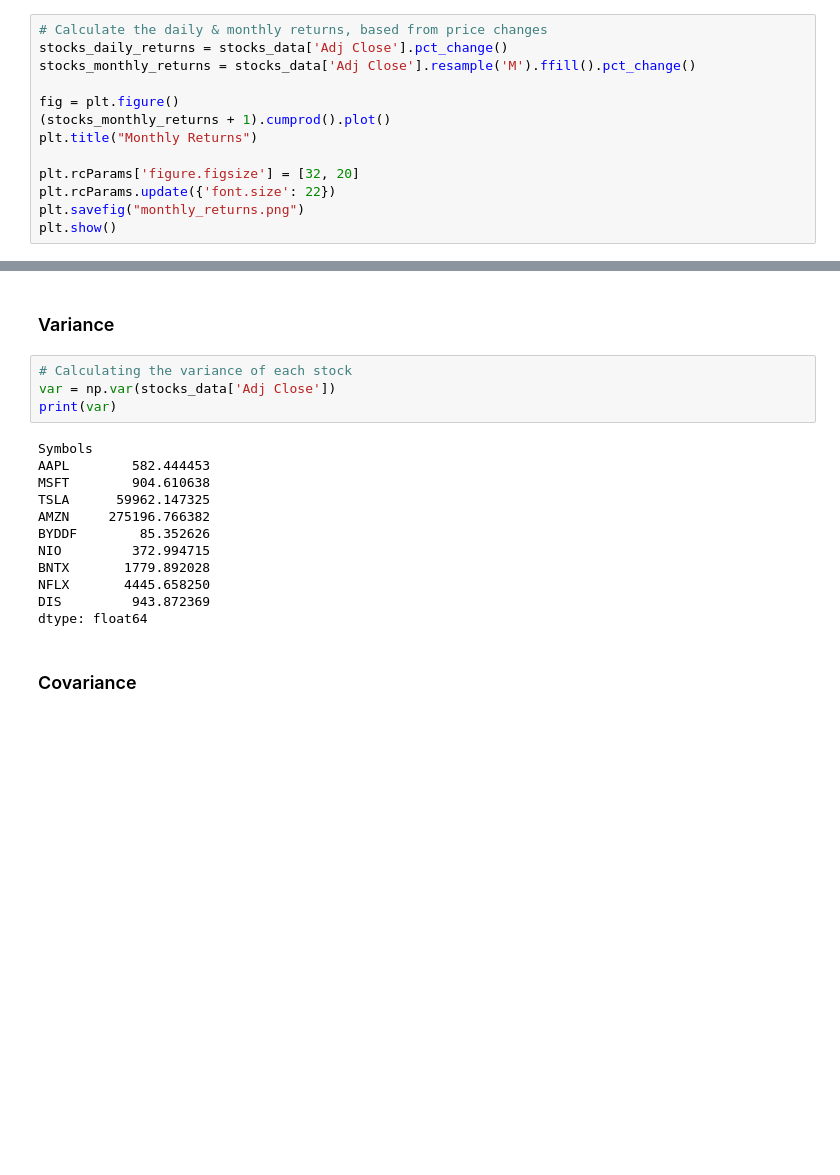
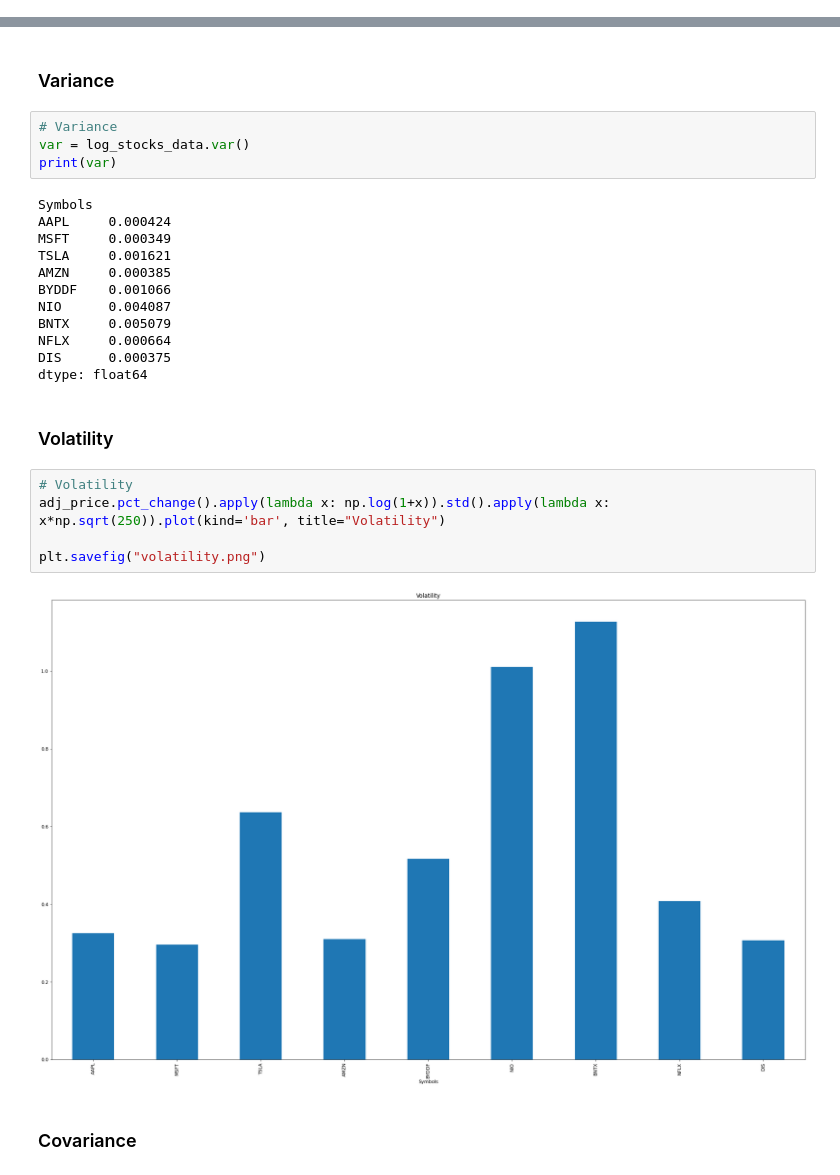
Before and after one commit to kirillwolkow/analyze_financial_data_capstone, a Jupyter notebook: analyze_financial_data_capstone.ipynb, the cells around one changed output, grey strips where cells are left out. Drawn from its saved outputs; the diff is of its cells as text; blank space fills up the shorter version.

```diff
--- a/analyze_financial_data_capstone.ipynb
+++ b/analyze_financial_data_capstone.ipynb
@@ -130,13 +127,0 @@ plt.show()
-# %%
-# Calculate the daily & monthly returns, based from price changes
-stocks_daily_returns = stocks_data['Adj Close'].pct_change()
-stocks_monthly_returns = stocks_data['Adj Close'].resample('M').ffill().pct_change()
-
-fig = plt.figure()
-(stocks_monthly_returns + 1).cumprod().plot()
-plt.title("Monthly Returns")
-
-plt.rcParams['figure.figsize'] = [32, 20]
-plt.rcParams.update({'font.size': 22})
-plt.savefig("monthly_returns.png")
-plt.show()
@@ -195,21 +156,30 @@ dtype: float64
 # %% [markdown]
 ### Variance
 # %%
-# Calculating the variance of each stock
-var = np.var(stocks_data['Adj Close'])
+# Variance
+var = log_stocks_data.var()
 print(var)
 # %% [output]
 Symbols
-AAPL        582.444453
-MSFT        904.610638
-TSLA      59962.147325
-AMZN     275196.766382
-BYDDF        85.352626
-NIO         372.994715
-BNTX       1779.892028
-NFLX       4445.658250
-DIS         943.872369
+AAPL     0.000424
+MSFT     0.000349
+TSLA     0.001621
+AMZN     0.000385
+BYDDF    0.001066
+NIO      0.004087
+BNTX     0.005079
+NFLX     0.000664
+DIS      0.000375
 dtype: float64
+# %% [markdown]
+### Volatility
+# %%
+# Volatility
+adj_price.pct_change().apply(lambda x: np.log(1+x)).std().apply(lambda x: x*np.sqrt(250)).plot(kind='bar', title="Volatility")
+
+plt.savefig("volatility.png")
+# %% [output]
+[figure, added]
 # %% [markdown]
 ### Covariance
 # %%
```
Also changed, not shown: parts of 30 cells of this notebook, 11 other files.
